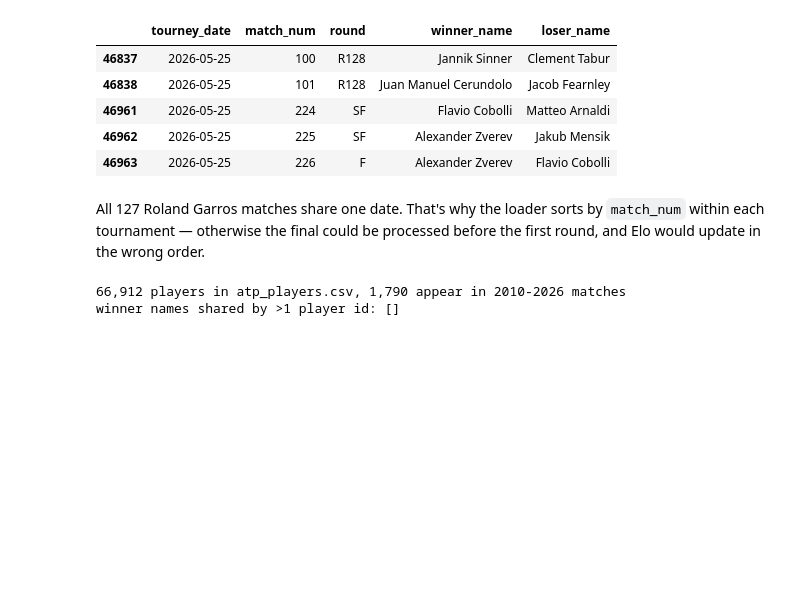
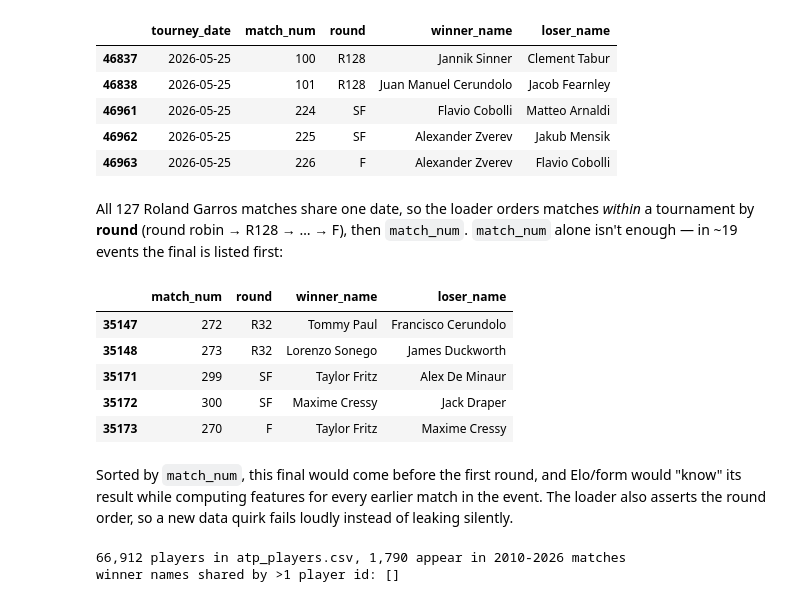
Before and after one commit to chiragv12/ATP-predictor, a Jupyter notebook: notebooks/01_eda.ipynb, the cells around one changed output. Drawn from its saved outputs; the diff is of its cells as text; code cells hidden in the pictures; blank space fills up the shorter version.

Commit message:
Phase 2: Elo, recent form, head-to-head, and feature table (#3)
Co-authored-by: Claude Opus 5.5 <noreply@anthropic.com>

```diff
--- a/notebooks/01_eda.ipynb
+++ b/notebooks/01_eda.ipynb
@@ -243,9 +243,24 @@ distinct tourney_date values in 2026 Roland Garros: 1
 | 46961 | 2026-05-25 | 224 | SF | Flavio Cobolli | Matteo Arnaldi |
 | 46962 | 2026-05-25 | 225 | SF | Alexander Zverev | Jakub Mensik |
 | 46963 | 2026-05-25 | 226 | F | Alexander Zverev | Flavio Cobolli |
-# %% [markdown]
-All 127 Roland Garros matches share one date. That's why the loader sorts by `match_num` within each
-tournament — otherwise the final could be processed before the first round, and Elo would update in the wrong order.
+# %% [markdown]
+All 127 Roland Garros matches share one date, so the loader orders matches *within* a tournament by **round**
+(round robin → R128 → … → F), then `match_num`. `match_num` alone isn't enough — in ~19 events the final is listed first:
+# %%
+# Eastbourne 2022 in the loader's order: rounds run R32 -> F, but match_num doesn't.
+eb = df[(df.tourney_name == "Eastbourne") & (df.tourney_date.dt.year == 2022)]
+eb[["match_num", "round", "winner_name", "loser_name"]].iloc[[0, 1, -3, -2, -1]]
+# %% [output]
+|  | match_num | round | winner_name | loser_name |
+| 35147 | 272 | R32 | Tommy Paul | Francisco Cerundolo |
+| 35148 | 273 | R32 | Lorenzo Sonego | James Duckworth |
+| 35171 | 299 | SF | Taylor Fritz | Alex De Minaur |
+| 35172 | 300 | SF | Maxime Cressy | Jack Draper |
+| 35173 | 270 | F | Taylor Fritz | Maxime Cressy |
+# %% [markdown]
+Sorted by `match_num`, this final would come before the first round, and Elo/form would "know" its result while
+computing features for every earlier match in the event. The loader also asserts the round order, so a new data
+quirk fails loudly instead of leaking silently.
 # %%
 # nunique() = number of distinct values. For each winner name, how many different ids use it?
 print(f"{len(players):,} players in atp_players.csv, {pd.concat([df.winner_id, df.loser_id]).nunique():,} appear in 2010-2026 matches")
```
Also changed, not shown: parts of 4 cells of this notebook, 5 other files.
